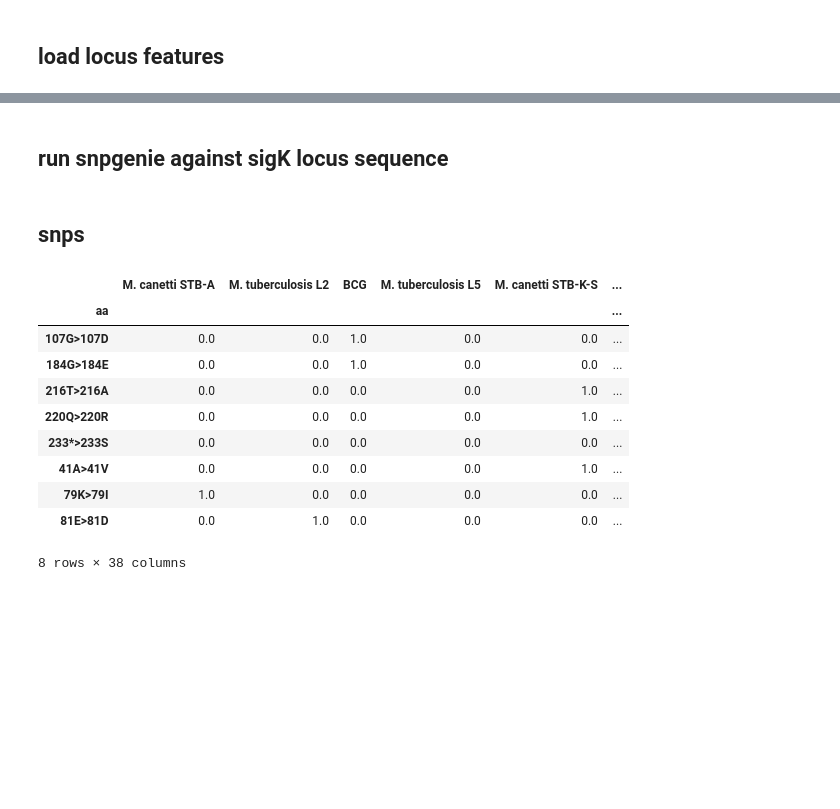
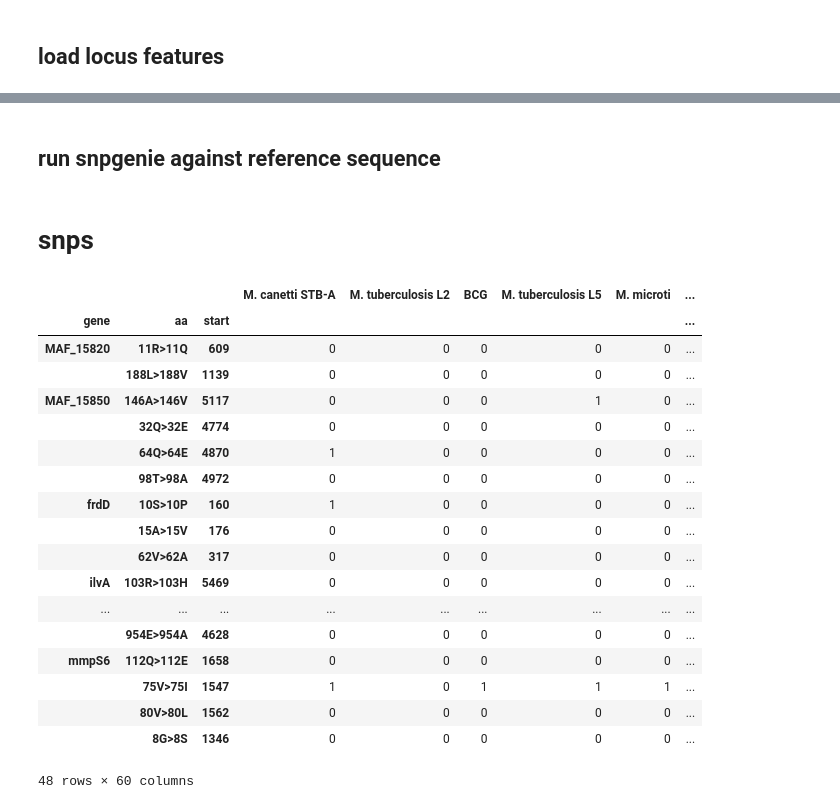
Before and after one commit to dmnfarrell/mtbc_analyses, a Jupyter notebook: tbd1/analysis.ipynb, the cells around one changed output, grey strips where cells are left out. Drawn from its saved outputs; the diff is of its cells as text; code cells hidden in the pictures; blank space fills up the shorter version.

```diff
--- a/tbd1/analysis.ipynb
+++ b/tbd1/analysis.ipynb
@@ -36,9 +57,9 @@ import pylab as plt
 import seaborn as sns
 from snpgenie import tools, aligners, app, trees, plotting
 # %%
-df=pd.read_csv('../genomes_data.csv')
+read_data = pd.read_csv('../genomes_data.csv')
 path = '/storage/elena_data'
-df[:5]
+read_data[:5]
 # %% [output]
 |  | ACCESSION | PAIRED | LINEAGE | ORIGIN | BIOPROJECT | BIOSAMPLE | Reads lenght (bp) | LINK1 | LINK2 | ... |
 | 0 | ERR2642516 | no | M. caprae | NaN | PRJEB27266 | \t\nSAMEA4732081 | 51 | ftp://ftp.sra.ebi.ac.uk/vol1/fast... | NaN | ... |
@@ -64,3 +77,3 @@ ax, levels = graphic_record.plot(ax=axs)#,annotate_inline=True)
 # %% [markdown]
-## run snpgenie against sigK locus sequence
+## run snpgenie against reference sequence
 # %%
@@ -73,32 +86,44 @@ args = {'threads':8, 'outdir': 'snpgenie_results', 'labelsep':'-',
 W = app.WorkFlow(**args)
 st = W.setup()
 W.run()
+# %%
+samples = pd.read_csv('snpgenie_results/summary.csv')
+samples = samples.merge(read_data,left_on='sample',right_on='ACCESSION')
+samples = samples.sort_values('LINEAGE')
 # %% [markdown]
-## snps
+# snps
 # %%
-c = app.read_csq_file('snp_results/csq.tsv')
+c = app.read_csq_file('snpgenie_results/csq.tsv')
+#include only snps or also indels?
 c=c[c.snp_type!='synonymous']
-#c[c.gene=='rskA']
 muts = list(c.aa.dropna().unique())
 #muts
 # %%
-X=pd.read_csv('snp_results/csq.matrix')
+X=pd.read_csv('snpgenie_results/csq.matrix')
 X = X[X.aa.isin(muts)]
-X=X.set_index(['gene','aa']).sort_index()
+X=X.set_index(['gene','aa','start']).sort_index()
 
-labelmap = dict(zip(df.ACCESSION,df.LINEAGE))
+labelmap = dict(zip(samples.ACCESSION,samples.LINEAGE))
 X=X.rename(columns=labelmap)
-X.loc['rskA']
+X
 # %% [output]
-|  | M. canetti STB-A | M. tuberculosis L2 | BCG | M. tuberculosis L5 | M. canetti STB-K-S | ... |
-| aa |  |  |  |  |  | ... |
-| 107G>107D | 0.0 | 0.0 | 1.0 | 0.0 | 0.0 | ... |
-| 184G>184E | 0.0 | 0.0 | 1.0 | 0.0 | 0.0 | ... |
-| 216T>216A | 0.0 | 0.0 | 0.0 | 0.0 | 1.0 | ... |
-| 220Q>220R | 0.0 | 0.0 | 0.0 | 0.0 | 1.0 | ... |
-| 233*>233S | 0.0 | 0.0 | 0.0 | 0.0 | 0.0 | ... |
-| 41A>41V | 0.0 | 0.0 | 0.0 | 0.0 | 1.0 | ... |
-| 79K>79I | 1.0 | 0.0 | 0.0 | 0.0 | 0.0 | ... |
-| 81E>81D | 0.0 | 1.0 | 0.0 | 0.0 | 0.0 | ... |
+|  |  |  | M. canetti STB-A | M. tuberculosis L2 | BCG | M. tuberculosis L5 | M. microti | ... |
+| gene | aa | start |  |  |  |  |  | ... |
+| MAF_15820 | 11R>11Q | 609 | 0 | 0 | 0 | 0 | 0 | ... |
+|  | 188L>188V | 1139 | 0 | 0 | 0 | 0 | 0 | ... |
+| MAF_15850 | 146A>146V | 5117 | 0 | 0 | 0 | 1 | 0 | ... |
+|  | 32Q>32E | 4774 | 0 | 0 | 0 | 0 | 0 | ... |
+|  | 64Q>64E | 4870 | 1 | 0 | 0 | 0 | 0 | ... |
+|  | 98T>98A | 4972 | 0 | 0 | 0 | 0 | 0 | ... |
+| frdD | 10S>10P | 160 | 1 | 0 | 0 | 0 | 0 | ... |
+|  | 15A>15V | 176 | 0 | 0 | 0 | 0 | 0 | ... |
+|  | 62V>62A | 317 | 0 | 0 | 0 | 0 | 0 | ... |
+| ilvA | 103R>103H | 5469 | 0 | 0 | 0 | 0 | 0 | ... |
+| ... | ... | ... | ... | ... | ... | ... | ... | ... |
+|  | 954E>954A | 4628 | 0 | 0 | 0 | 0 | 0 | ... |
+| mmpS6 | 112Q>112E | 1658 | 0 | 0 | 0 | 0 | 0 | ... |
+|  | 75V>75I | 1547 | 1 | 0 | 1 | 1 | 1 | ... |
+|  | 80V>80L | 1562 | 0 | 0 | 0 | 0 | 0 | ... |
+|  | 8G>8S | 1346 | 0 | 0 | 0 | 0 | 0 | ... |
-8 rows × 38 columns
+48 rows × 60 columns
 # %%
```
Also changed, not shown: parts of 18 cells of this notebook, 2 other files.
